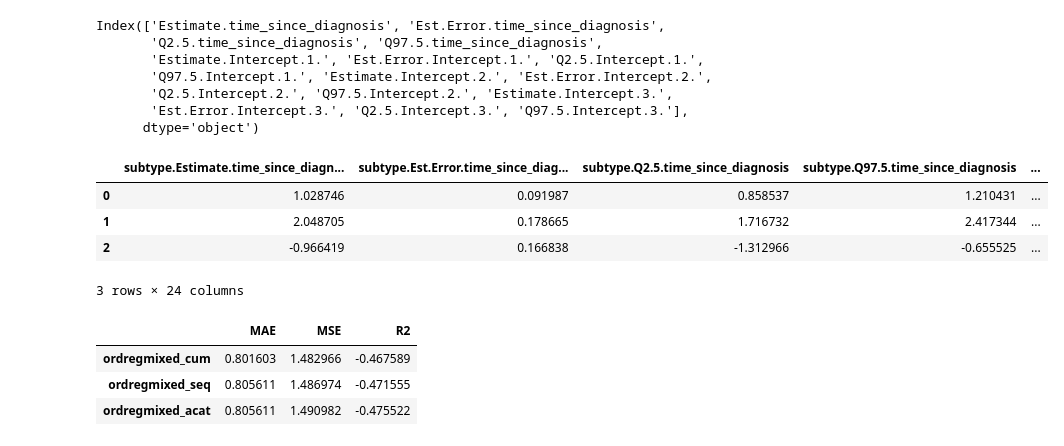
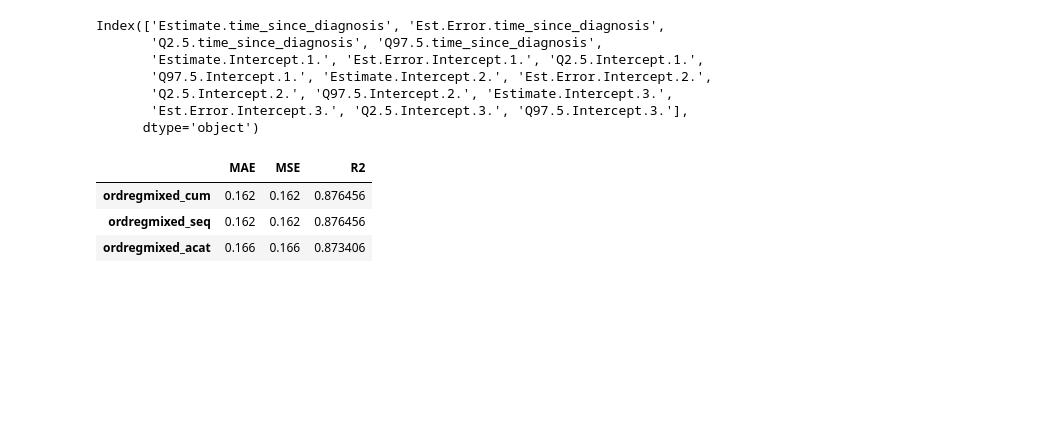
Before and after one commit to aschalkamp/tutorials, a Jupyter notebook: brms/toy_example.ipynb, the cells around one changed output. Saved outputs shown, nothing was run; the diff lists cells and outputs as text; code cells hidden in the pictures; blank space fills up the shorter version.

Commit message:
fix indexing for true performance metric

```diff
--- a/brms/toy_example.ipynb
+++ b/brms/toy_example.ipynb
@@ -73,16 +73,23 @@ for si,score in enumerate(data_toy.filter(regex='score').columns):
 # load model
 models = ['ordreg_cum','ordreg_seq','ordreg_acat']
 statistics = pd.DataFrame(columns=['MAE','MSE','R2'],index=models)
+conf_matrices = []
 for model in models:
     print(model)
     coef = pd.read_csv(f'models/{model}/fixef.csv',index_col=0)
-    pred = pd.read_csv(f'models/{model}/pred.csv',index_col=0)
+    pred = pd.read_csv(f'models/{model}/pred.csv')
     data = data_toy.merge(pred,right_index=True,left_index=True)
-    data['score_ordinal3_pred'] = data.filter(regex='P').idxmax(axis=1).str.extract('(\d+)')
+    data['score_ordinal3_pred'] = data.filter(regex='P').idxmax(axis=1).str.extract('(\d+)').astype(int)
     for metric,func in zip(statistics.columns,[metrics.mean_absolute_error,metrics.mean_squared_error,metrics.r2_score]):
         statistics.loc[model,metric] = func(data['score_ordinal3'],data['score_ordinal3_pred'])
     coef['true'] = np.hstack([0,5,10,-1,4,1])
     print(coef)
+    conf = metrics.confusion_matrix(data['score_ordinal3'],data['score_ordinal3_pred'])
+    fig = plt.figure(figsize=(6,4))
+    ax = sns.heatmap(conf,cmap='viridis',annot=True)
+    ax.set_xlabel('predicted category')
+    ax.set_ylabel('true category')
+    plt.show()
 # %% [output]
 ordreg_cum
                       Estimate  Est.Error      Q2.5      Q97.5  true
@@ -145,7 +162,7 @@ for sub in np.arange(3):
         # get probabilities
         P = PCM_numpy(theta[:,si],beta[si])
         # get scores
-        data_toy.loc[group,score] = np.array([np.argmax(random_state.multinomial(1, p)) for p in P]).astype(int) + 1
+        data_toy.loc[group,score] = (np.array([np.argmax(random_state.multinomial(1, p)) for p in P]) + 1).astype(int)
 
 #save data
 data_toy.to_csv('/scratch/c.c21013066/data/tutorial/brms/data/toy_data_ordinalreg_mixed.csv',index=False)
@@ -174,9 +191,9 @@ for model in models:
     print(model)
     coef = pd.read_csv(f'models/{model}/fixef.csv',index_col=0)
     ran = pd.read_csv(f'models/{model}/coef.csv',index_col=0)
-    pred = pd.read_csv(f'models/{model}/pred.csv',index_col=0)
+    pred = pd.read_csv(f'models/{model}/pred.csv')
     data = data_toy.merge(pred,right_index=True,left_index=True)
-    data['score_ordinal3_pred'] = data.filter(regex='P').idxmax(axis=1).str.extract('(\d+)')
+    data['score_ordinal3_pred'] = data.filter(regex='P').idxmax(axis=1).str.extract('(\d+)').astype(int)
     for metric,func in zip(statistics.columns,[metrics.mean_absolute_error,metrics.mean_squared_error,metrics.r2_score]):
         statistics.loc[model,metric] = func(data['score_ordinal3'],data['score_ordinal3_pred'])
     coef['true'] = np.hstack([0,5,10,-1,4,1])
@@ -188,6 +205,12 @@ for model in models:
     ran = ran.filter(regex='time_since_diagnosis')
     ran.columns = ran.columns.str.replace('.time_since_diagnosis','')
     print(ran)
+    conf = metrics.confusion_matrix(data['score_ordinal3'].astype(int),data['score_ordinal3_pred'].astype(int))
+    fig = plt.figure(figsize=(6,4))
+    ax = sns.heatmap(conf,cmap='viridis',annot=True)
+    ax.set_xlabel('predicted category')
+    ax.set_ylabel('true category')
+    plt.show()
 # %% [output]
 ordregmixed_cum
                        Estimate  Est.Error      Q2.5      Q97.5  true
@@ -217,17 +265,9 @@ Index(['Estimate.time_since_diagnosis', 'Est.Error.time_since_diagnosis',
        'Est.Error.Intercept.3.', 'Q2.5.Intercept.3.', 'Q97.5.Intercept.3.'],
       dtype='object')
 # %%
-coef
+statistics
 # %% [output]
-|  | subtype.Estimate.time_since_diagn... | subtype.Est.Error.time_since_diag... | subtype.Q2.5.time_since_diagnosis | subtype.Q97.5.time_since_diagnosis | ... |
-| 0 | 1.028746 | 0.091987 | 0.858537 | 1.210431 | ... |
-| 1 | 2.048705 | 0.178665 | 1.716732 | 2.417344 | ... |
-| 2 | -0.966419 | 0.166838 | -1.312966 | -0.655525 | ... |
+|  | MAE | MSE | R2 |
+| ordregmixed_cum | 0.162 | 0.162 | 0.876456 |
+| ordregmixed_seq | 0.162 | 0.162 | 0.876456 |
+| ordregmixed_acat | 0.166 | 0.166 | 0.873406 |
-3 rows × 24 columns
-# %%
-statistics
-# %% [output]
-|  | MAE | MSE | R2 |
-| ordregmixed_cum | 0.801603 | 1.482966 | -0.467589 |
-| ordregmixed_seq | 0.805611 | 1.486974 | -0.471555 |
-| ordregmixed_acat | 0.805611 | 1.490982 | -0.475522 |
```
Also changed, not shown: parts of 3 cells of this notebook.
